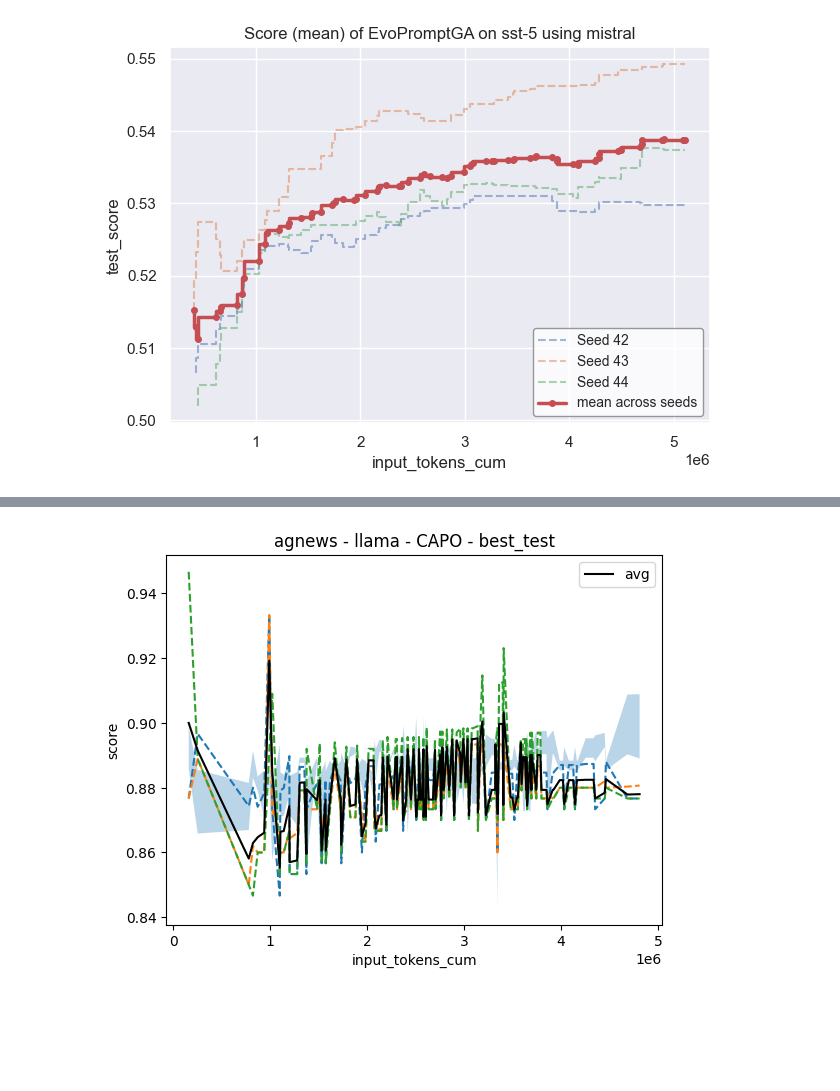
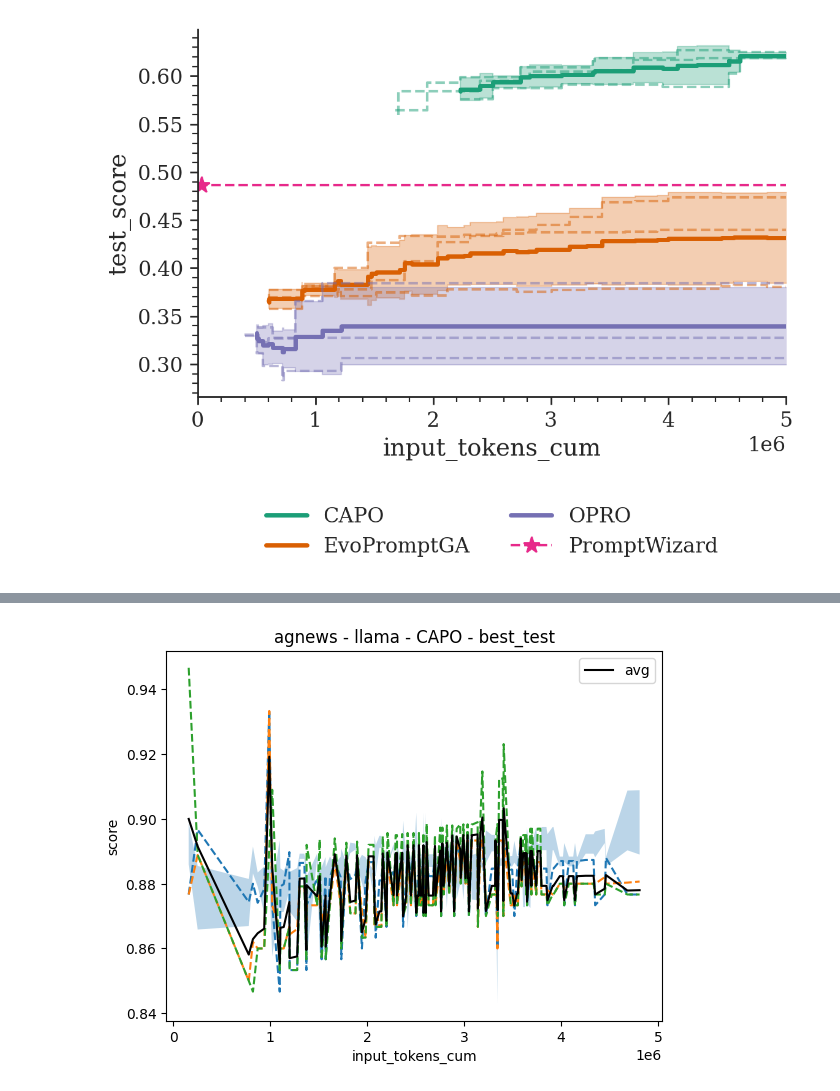
Before and after one commit to finitearth/capo, a Jupyter notebook: notebooks/seed_aggregation_eval.ipynb, the cells around one changed output, grey strips where cells are left out. Saved outputs shown, nothing was run; the diff lists cells and outputs as text; code cells hidden in the pictures; blank space fills up the shorter version.

```diff
--- a/notebooks/seed_aggregation_eval.ipynb
+++ b/notebooks/seed_aggregation_eval.ipynb
@@ -23,6 +20,11 @@ plot_population_scores(
 # %%
-plot_population_scores(
-    "sst-5", "mistral", "EvoPromptGA", plot_seeds=True, x_col="input_tokens_cum", interpolate=True
+plot_population_scores_comparison(
+    "gsm8k",
+    "mistral",
+    optims=["CAPO", "EvoPromptGA", "OPRO", "PromptWizard"],
+    plot_seeds=True,
+    plot_stddev=True,
+    x_col="input_tokens_cum",
 );
 # %% [output]
-[figure, old version]
+[figure, new version]
```
Also changed, not shown: parts of 7 cells of this notebook, 2 other files.
